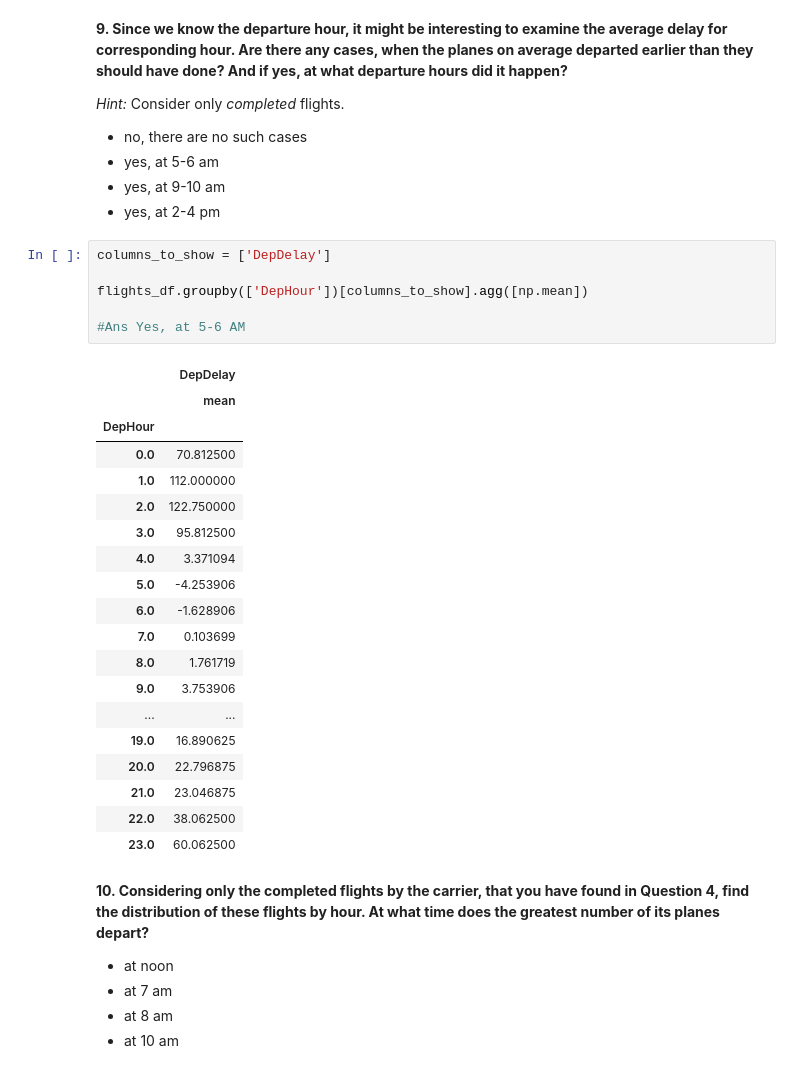
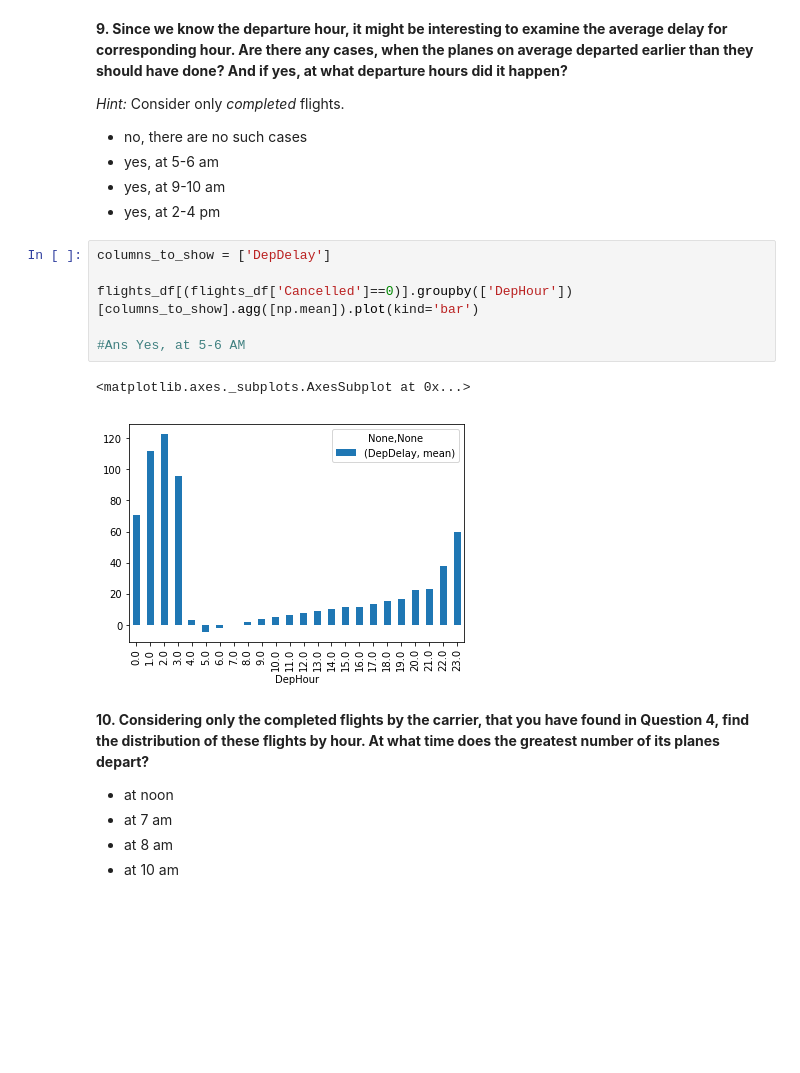
Before and after one commit to awkepler/Data-Analysis-with-Python, a Jupyter notebook: assignment1_USA_flights_EDA.ipynb, the cells around one changed output. Drawn from its saved outputs; the diff is of its cells as text; blank space fills up the shorter version.

```diff
--- a/assignment1_USA_flights_EDA.ipynb
+++ b/assignment1_USA_flights_EDA.ipynb
@@ -493,29 +481,12 @@ Name: DepHour, dtype: int64
 # %%
 columns_to_show = ['DepDelay']
 
-flights_df.groupby(['DepHour'])[columns_to_show].agg([np.mean])
+flights_df[(flights_df['Cancelled']==0)].groupby(['DepHour'])[columns_to_show].agg([np.mean]).plot(kind='bar')
 
 #Ans Yes, at 5-6 AM
 # %% [output]
-|  | DepDelay |
-|  | mean |
-| DepHour |  |
-| 0.0 | 70.812500 |
-| 1.0 | 112.000000 |
-| 2.0 | 122.750000 |
-| 3.0 | 95.812500 |
-| 4.0 | 3.371094 |
-| 5.0 | -4.253906 |
-| 6.0 | -1.628906 |
-| 7.0 | 0.103699 |
-| 8.0 | 1.761719 |
-| 9.0 | 3.753906 |
-| ... | ... |
-| 19.0 | 16.890625 |
-| 20.0 | 22.796875 |
-| 21.0 | 23.046875 |
-| 22.0 | 38.062500 |
-| 23.0 | 60.062500 |
+<matplotlib.axes._subplots.AxesSubplot at 0x...>
+[figure, added]
 # %% [markdown]
 **10. Considering only the completed flights by the carrier, that you have found in Question 4, find the distribution of these flights by hour. At what time does the greatest number of its planes depart?**<br>
 
```
Also changed, not shown: parts of 10 cells of this notebook.
